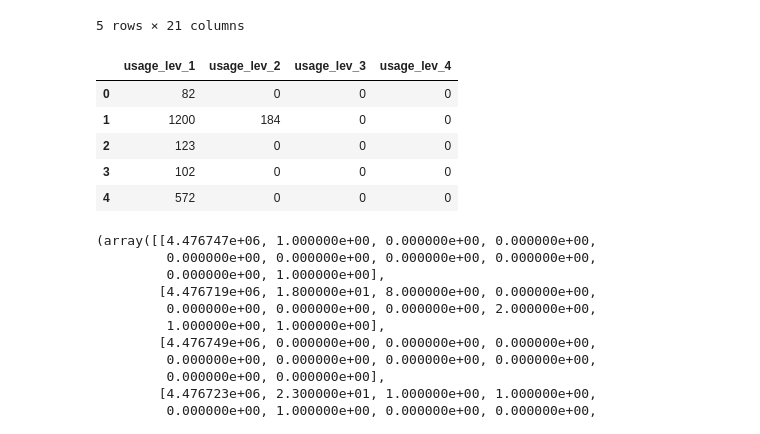
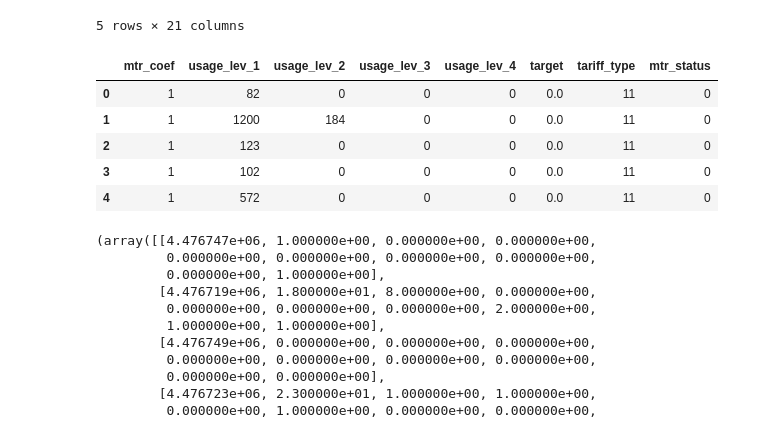
Before and after one commit to insatiablycivil/Fraud_Detection_Energy_Consumption, a Jupyter notebook: Exploratory Data Analysis.ipynb, the cells around one changed output. Cells and saved outputs as stored; diff of their text form; code cells hidden in the pictures.

```diff
--- a/Exploratory Data Analysis.ipynb
+++ b/Exploratory Data Analysis.ipynb
@@ -346,14 +346,15 @@ df_train.head()
 | 4 | train_Client_0 | 2016-11-17 | 11 | 1335667 | 0 | 207 | 9 | 1 | ... |
 5 rows × 21 columns
 # %%
-df_train[['usage_lev_1', 'usage_lev_2', 'usage_lev_3', 'usage_lev_4']].head()
+col_names = ['mtr_coef', 'usage_lev_1', 'usage_lev_2', 'usage_lev_3', 'usage_lev_4', 'target', 'tariff_type', 'mtr_status']
+df_train[col_names].head()
 # %% [output]
-|  | usage_lev_1 | usage_lev_2 | usage_lev_3 | usage_lev_4 |
-| 0 | 82 | 0 | 0 | 0 |
-| 1 | 1200 | 184 | 0 | 0 |
-| 2 | 123 | 0 | 0 | 0 |
-| 3 | 102 | 0 | 0 | 0 |
-| 4 | 572 | 0 | 0 | 0 |
+|  | mtr_coef | usage_lev_1 | usage_lev_2 | usage_lev_3 | usage_lev_4 | target | tariff_type | mtr_status |
+| 0 | 1 | 82 | 0 | 0 | 0 | 0.0 | 11 | 0 |
+| 1 | 1 | 1200 | 184 | 0 | 0 | 0.0 | 11 | 0 |
+| 2 | 1 | 123 | 0 | 0 | 0 | 0.0 | 11 | 0 |
+| 3 | 1 | 102 | 0 | 0 | 0 | 0.0 | 11 | 0 |
+| 4 | 1 | 572 | 0 | 0 | 0 | 0.0 | 11 | 0 |
 # %%
 plt.pyplot.hist(df_train[['usage_lev_1', 'usage_lev_2', 'usage_lev_3', 'usage_lev_4']])
 # %% [output]
```
Also changed, not shown: parts of 75 cells of this notebook.
